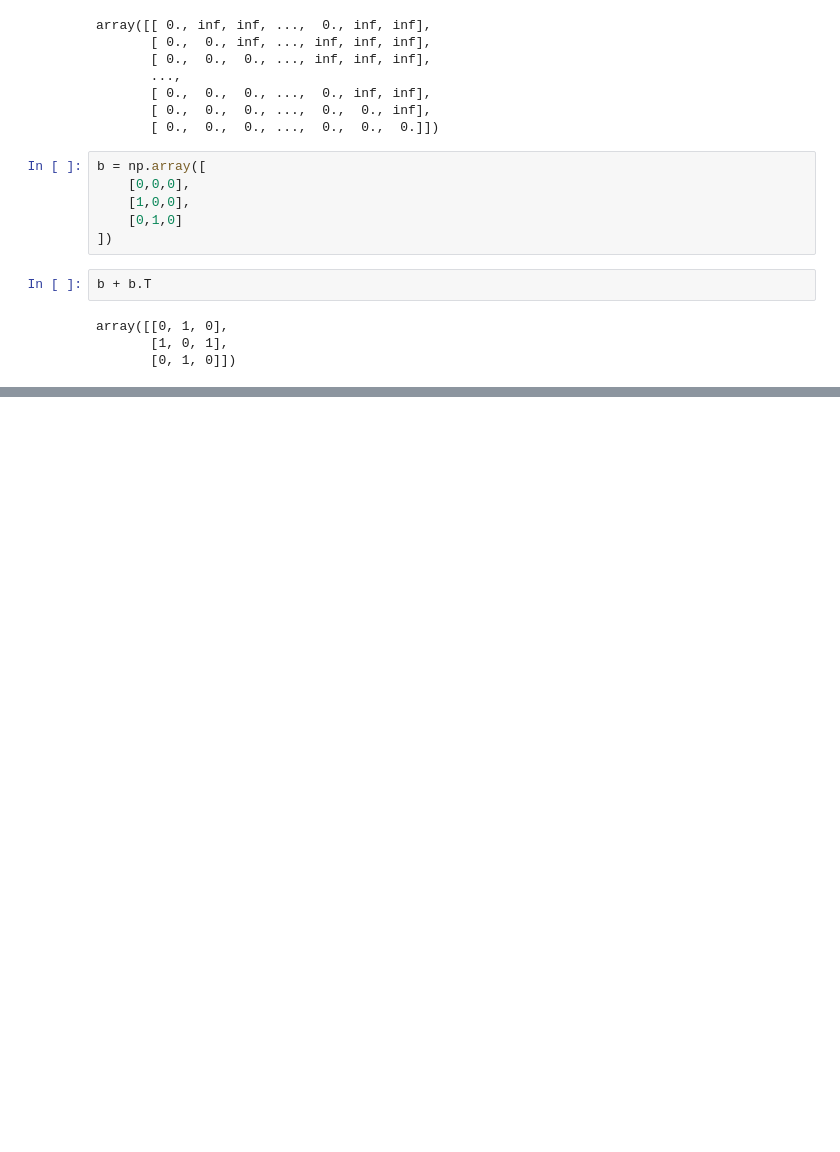
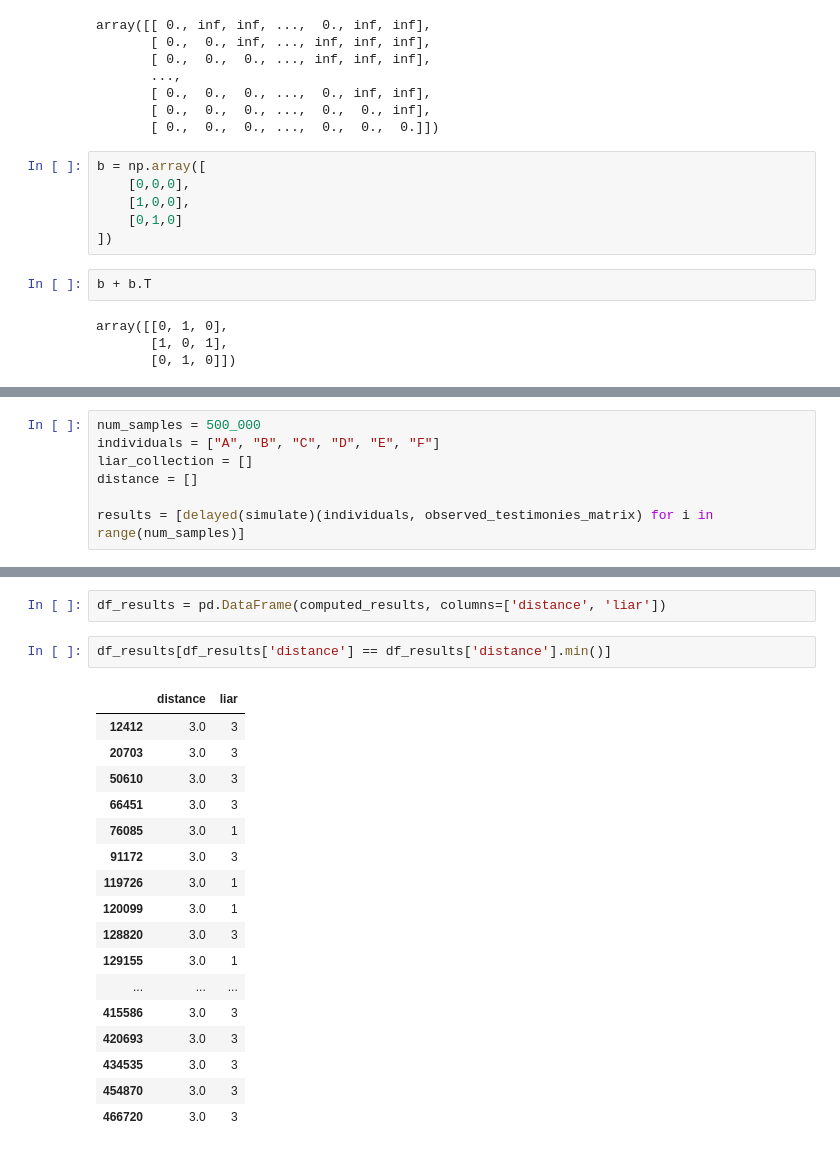
Before and after one commit to Edderic/BRML, a Jupyter notebook: solutions/ch-2.ipynb, the cells around one changed output, grey strips where cells are left out. Cells and saved outputs as stored; diff of their text form; blank space fills up the shorter version.

```diff
--- a/solutions/ch-2.ipynb
+++ b/solutions/ch-2.ipynb
@@ -1041,0 +959,7 @@ np.where(np.random.multinomial(n=1, pvals=prior_who_reports_a_with_b_given_event
+# %%
+num_samples = 500_000
+individuals = ["A", "B", "C", "D", "E", "F"]
+liar_collection = []
+distance = []
+
+results = [delayed(simulate)(individuals, observed_testimonies_matrix) for i in range(num_samples)]
@@ -1041,0 +999,22 @@ np.where(np.random.multinomial(n=1, pvals=prior_who_reports_a_with_b_given_event
+# %%
+df_results = pd.DataFrame(computed_results, columns=['distance', 'liar'])
+# %%
+df_results[df_results['distance'] == df_results['distance'].min()]
+# %% [output]
+|  | distance | liar |
+| 12412 | 3.0 | 3 |
+| 20703 | 3.0 | 3 |
+| 50610 | 3.0 | 3 |
+| 66451 | 3.0 | 3 |
+| 76085 | 3.0 | 1 |
+| 91172 | 3.0 | 3 |
+| 119726 | 3.0 | 1 |
+| 120099 | 3.0 | 1 |
+| 128820 | 3.0 | 3 |
+| 129155 | 3.0 | 1 |
+| ... | ... | ... |
+| 415586 | 3.0 | 3 |
+| 420693 | 3.0 | 3 |
+| 434535 | 3.0 | 3 |
+| 454870 | 3.0 | 3 |
+| 466720 | 3.0 | 3 |
```
Also changed, not shown: parts of 42 cells of this notebook.
